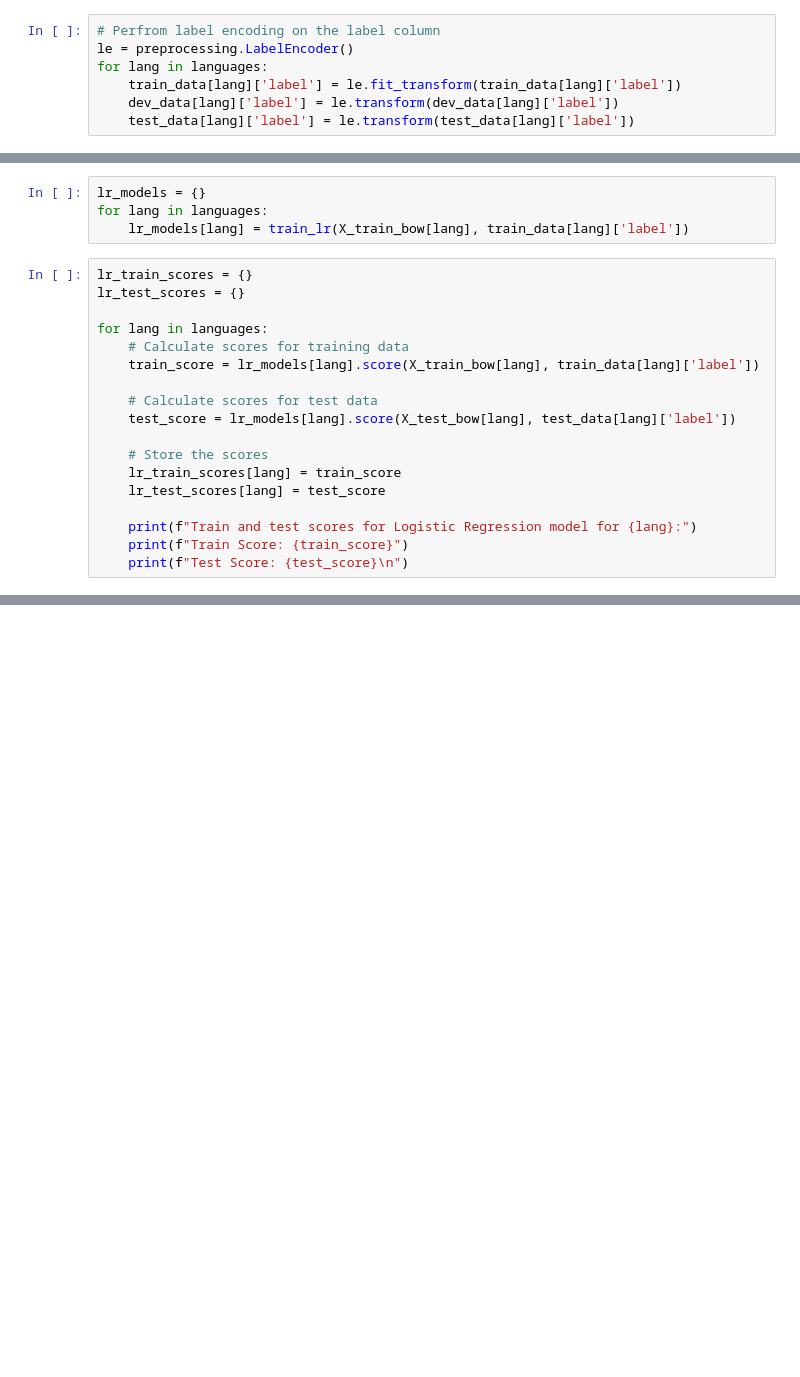
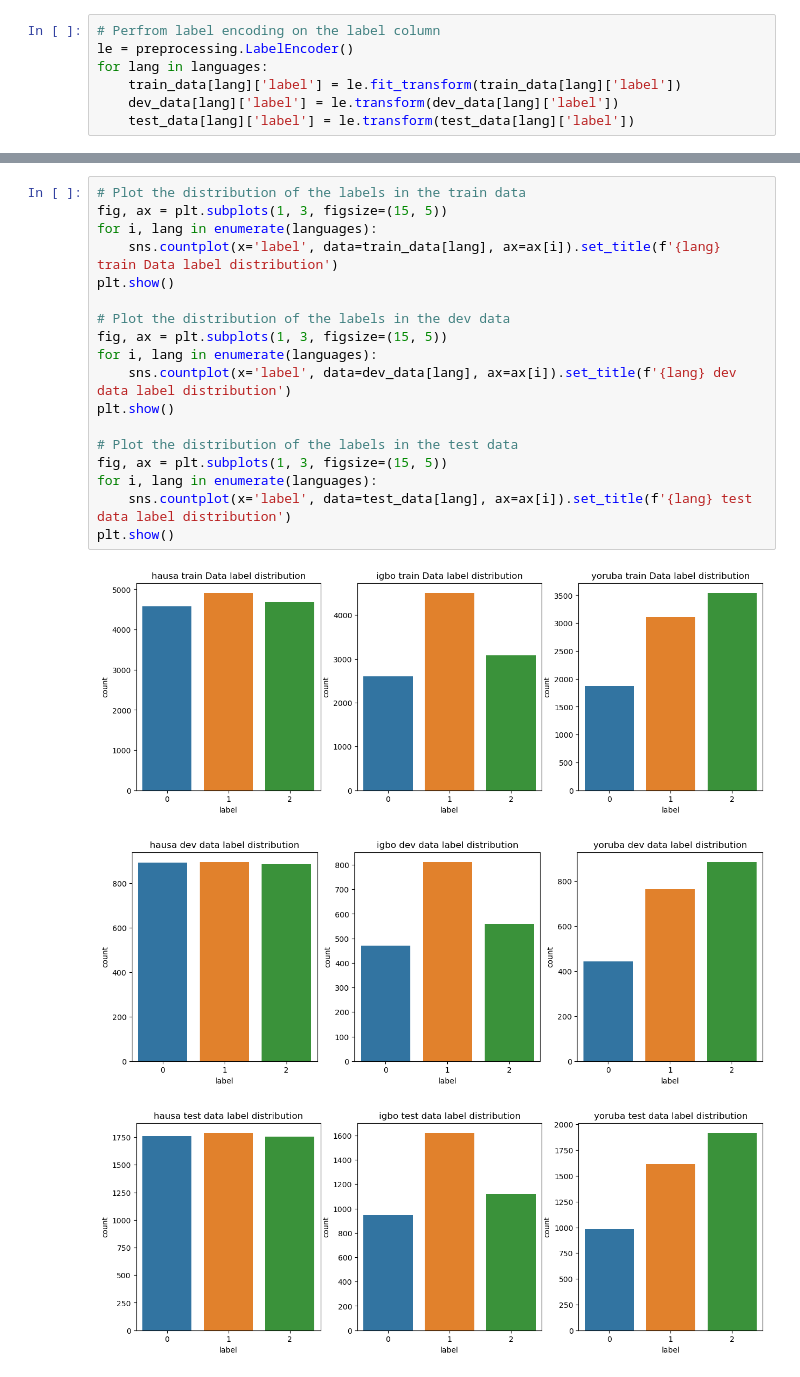
Before and after one commit to sa-diq/sentiment-analysis-Hau-Ibo-Yor-, a Jupyter notebook: sentiment_analysis.ipynb, the cells around one changed output, grey strips where cells are left out. Cells and saved outputs as stored; diff of their text form; blank space fills up the shorter version.

```diff
--- a/sentiment_analysis.ipynb
+++ b/sentiment_analysis.ipynb
@@ -763,22 +231,0 @@ def train_lr(X, y):
-# %%
-lr_models = {}
-for lang in languages:
-    lr_models[lang] = train_lr(X_train_bow[lang], train_data[lang]['label'])
-# %%
-lr_train_scores = {}
-lr_test_scores = {}
-
-for lang in languages:
-    # Calculate scores for training data
-    train_score = lr_models[lang].score(X_train_bow[lang], train_data[lang]['label'])
-
-    # Calculate scores for test data
-    test_score = lr_models[lang].score(X_test_bow[lang], test_data[lang]['label'])
-
-    # Store the scores
-    lr_train_scores[lang] = train_score
-    lr_test_scores[lang] = test_score
-
-    print(f"Train and test scores for Logistic Regression model for {lang}:")
-    print(f"Train Score: {train_score}")
-    print(f"Test Score: {test_score}\n")
@@ -823,0 +271,22 @@ len(vectorizer.vocabulary_)
+# %%
+# Plot the distribution of the labels in the train data
+fig, ax = plt.subplots(1, 3, figsize=(15, 5))
+for i, lang in enumerate(languages):
+    sns.countplot(x='label', data=train_data[lang], ax=ax[i]).set_title(f'{lang} train Data label distribution')
+plt.show()
+
+# Plot the distribution of the labels in the dev data
+fig, ax = plt.subplots(1, 3, figsize=(15, 5))
+for i, lang in enumerate(languages):
+    sns.countplot(x='label', data=dev_data[lang], ax=ax[i]).set_title(f'{lang} dev data label distribution')
+plt.show()
+
+# Plot the distribution of the labels in the test data
+fig, ax = plt.subplots(1, 3, figsize=(15, 5))
+for i, lang in enumerate(languages):
+    sns.countplot(x='label', data=test_data[lang], ax=ax[i]).set_title(f'{lang} test data label distribution')
+plt.show()
+# %% [output]
+[figure, added]
+[figure, added]
+[figure, added]
```
Also changed, not shown: parts of 98 cells of this notebook.
